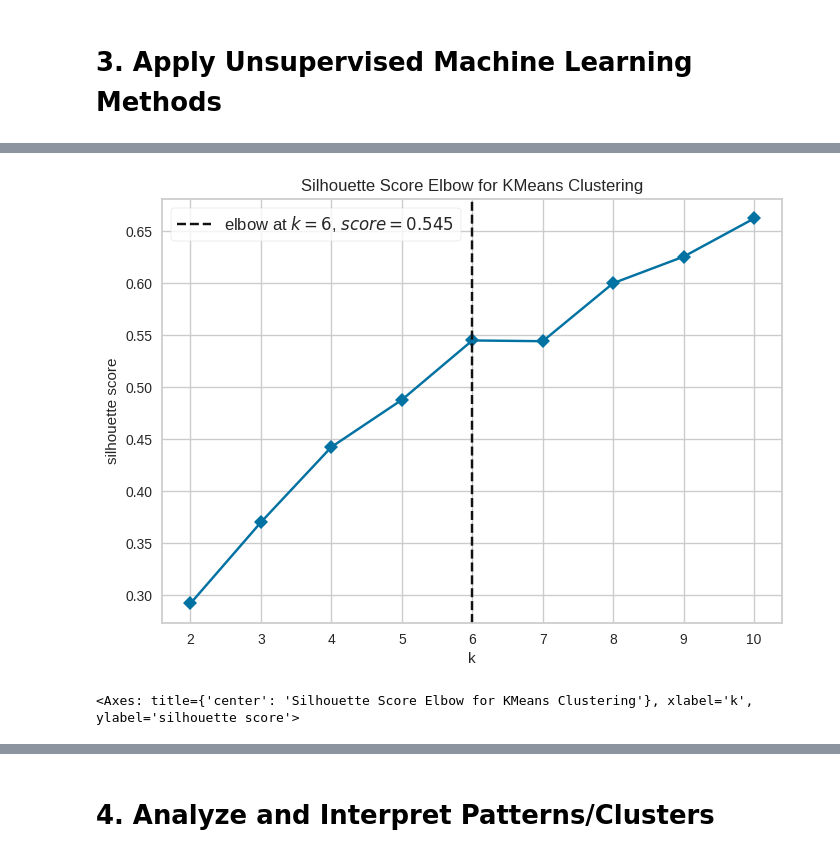
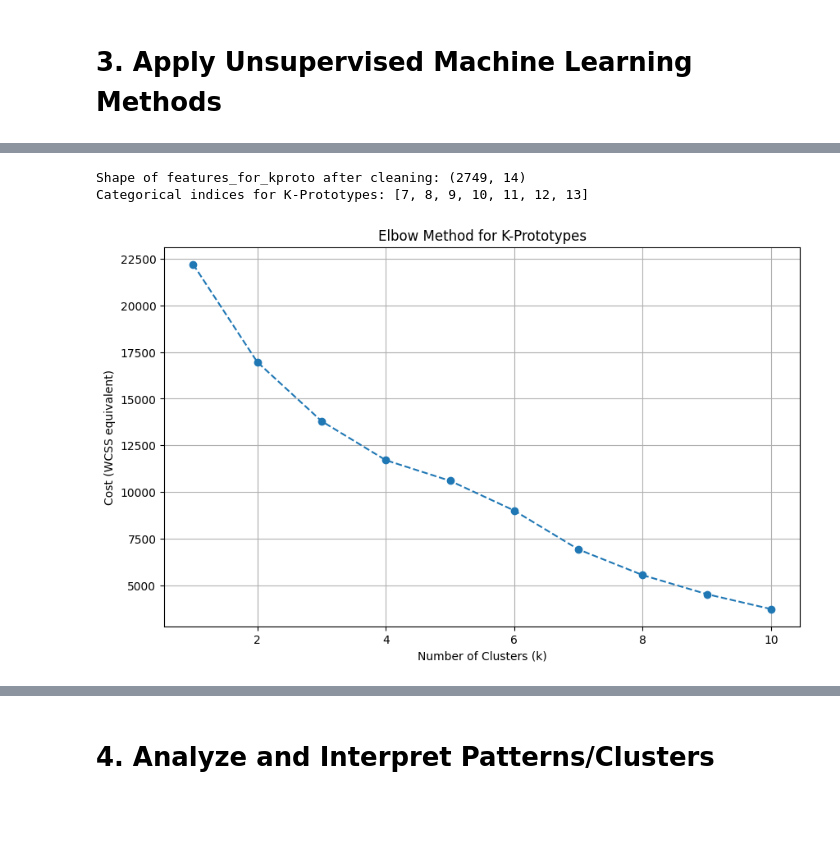
Before and after one commit to liubruce11/BA820-TeamB7, a Jupyter notebook: B1_Team07_AllenM2.ipynb, the cells around one changed output, grey strips where cells are left out. Saved outputs shown, nothing was run; the diff lists cells and outputs as text; code cells hidden in the pictures; blank space fills up the shorter version.

```diff
--- a/B1_Team07_AllenM2.ipynb
+++ b/B1_Team07_AllenM2.ipynb
@@ -350,11 +305,42 @@ visualizer.show()
-# %%
-clustering = KMeans(random_state=42, n_init=10)
-visualizer = KElbowVisualizer(
-    clustering, k=(2, 11), metric='silhouette', timings=False, random_state=42
-)
-
-visualizer.fit(features_preprocessed)
-visualizer.show()
-# %% [output]
-[figure, removed]
-<Axes: title={'center': 'Silhouette Score Elbow for KMeans Clustering'}, xlabel='k', ylabel='silhouette score'>
+# %%
+features_for_kproto = features_preprocessed.copy()
+# Remove 'cluster' and 'cluster_kproto' columns if they exist (Did a lot of different clustering methods beforehand)
+if 'cluster' in features_for_kproto.columns:
+    features_for_kproto = features_for_kproto.drop(columns=['cluster'])
+if 'cluster_kproto' in features_for_kproto.columns:
+    features_for_kproto = features_for_kproto.drop(columns=['cluster_kproto'])
+
+# Define the one-hot encoded categorical column names
+categorical_col_names_kproto = [
+    'food_dry', 'food_wet', 'food_other', 'animal_sex_f', 'animal_sex_m',
+    'animal_reproductive_condition_Neutered', 'animal_reproductive_condition_Spayed'
+]
+
+# Get the numerical indices of these categorical columns
+categorical_indices_kproto = [features_for_kproto.columns.get_loc(col) for col in categorical_col_names_kproto]
+
+print("Shape of features_for_kproto after cleaning:", features_for_kproto.shape)
+print("Categorical indices for K-Prototypes:", categorical_indices_kproto)
+# %% [output]
+Shape of features_for_kproto after cleaning: (2749, 14)
+Categorical indices for K-Prototypes: [7, 8, 9, 10, 11, 12, 13]
+# %%
+from kmodes.kprototypes import KPrototypes
+
+cost_kproto = []
+range_n_clusters_kproto = range(1, 11)
+
+for n_clusters in range_n_clusters_kproto:
+    kproto = KPrototypes(n_clusters=n_clusters, init='Cao', n_init=10, random_state=42)
+    kproto.fit(features_for_kproto, categorical=categorical_indices_kproto)
+    cost_kproto.append(kproto.cost_)
+
+plt.figure(figsize=(10, 6))
+plt.plot(range_n_clusters_kproto, cost_kproto, marker='o', linestyle='--')
+plt.title('Elbow Method for K-Prototypes')
+plt.xlabel('Number of Clusters (k)')
+plt.ylabel('Cost (WCSS equivalent)')
+plt.grid(True)
+plt.show()
+# %% [output]
+[figure, added]
```
Also changed, not shown: parts of 24 cells of this notebook.
